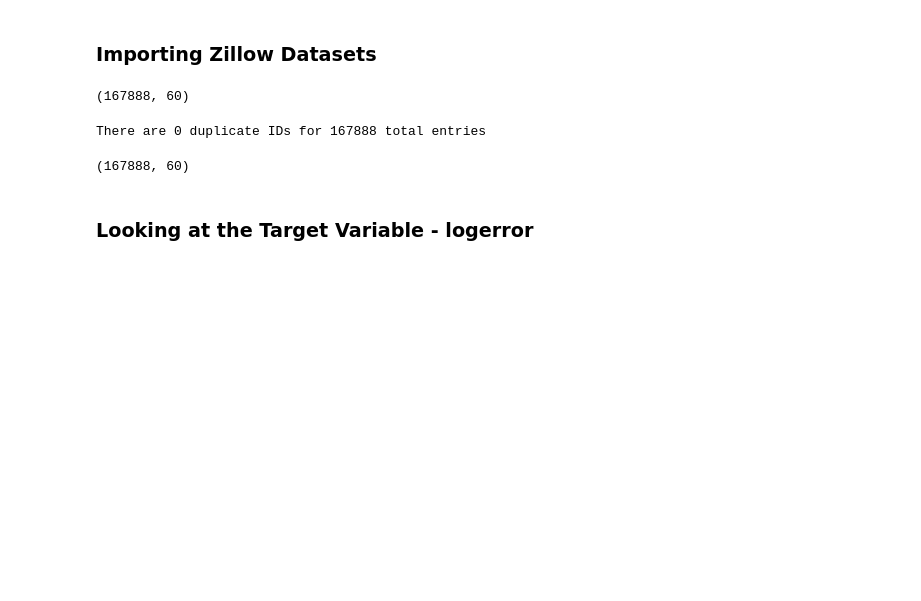
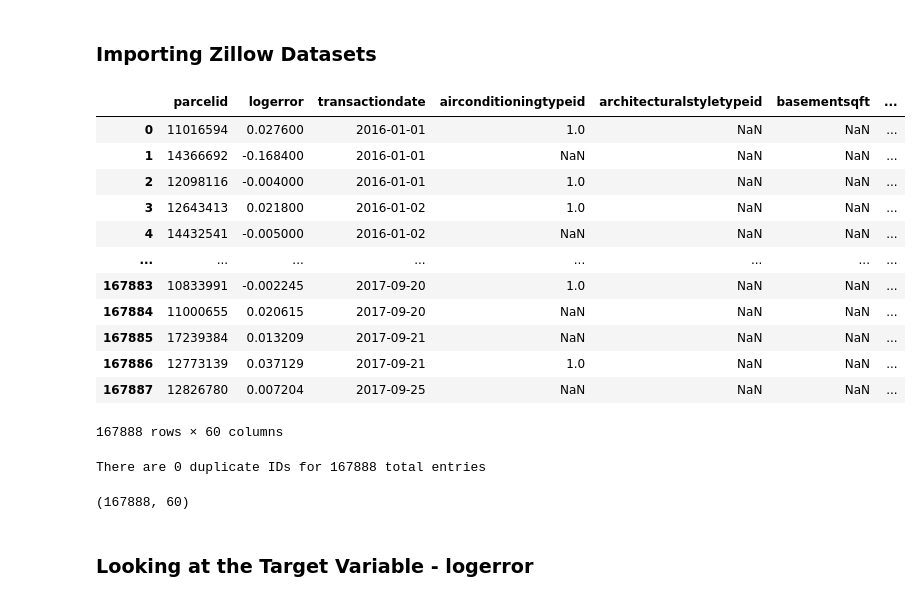
Before and after one commit to Cownic/CE4041, a Jupyter notebook: notebook.ipynb, the cells around one changed output. Drawn from its saved outputs; the diff is of its cells as text; code cells hidden in the pictures; blank space fills up the shorter version.

```diff
--- a/notebook.ipynb
+++ b/notebook.ipynb
@@ -28,20 +29,32 @@ train_2017 = utility.load_data('data/train_2017.csv')
 # %%
 # Combining the prop dataset with its corresponding train datasets on their parcelid
 # left join is used so that all properties without logerror will be ignored
 training_2016 = utility.merge_data(train_2016, prop_2016, 'parcelid')
 training_2017 = utility.merge_data(train_2017, prop_2017, 'parcelid')
 
 
 
 # Data across the 2 years are combined into one data frame for processing at later stages
 training_all = pd.concat([training_2016, training_2017] , ignore_index=True)
 properties_all = pd.concat([prop_2016, prop_2017], ignore_index=True)
 
 
-training_all.shape
+training_all
 #properties_all.shape
 # %% [output]
+|  | parcelid | logerror | transactiondate | airconditioningtypeid | architecturalstyletypeid | basementsqft | ... |
+| 0 | 11016594 | 0.027600 | 2016-01-01 | 1.0 | NaN | NaN | ... |
+| 1 | 14366692 | -0.168400 | 2016-01-01 | NaN | NaN | NaN | ... |
+| 2 | 12098116 | -0.004000 | 2016-01-01 | 1.0 | NaN | NaN | ... |
+| 3 | 12643413 | 0.021800 | 2016-01-02 | 1.0 | NaN | NaN | ... |
+| 4 | 14432541 | -0.005000 | 2016-01-02 | NaN | NaN | NaN | ... |
+| ... | ... | ... | ... | ... | ... | ... | ... |
+| 167883 | 10833991 | -0.002245 | 2017-09-20 | 1.0 | NaN | NaN | ... |
+| 167884 | 11000655 | 0.020615 | 2017-09-20 | NaN | NaN | NaN | ... |
+| 167885 | 17239384 | 0.013209 | 2017-09-21 | NaN | NaN | NaN | ... |
+| 167886 | 12773139 | 0.037129 | 2017-09-21 | 1.0 | NaN | NaN | ... |
+| 167887 | 12826780 | 0.007204 | 2017-09-25 | NaN | NaN | NaN | ... |
-(167888, 60)
+167888 rows × 60 columns
 # %%
 # Check and Drop any duplicates in the training dataset
 # Duplicates are those which have the same parcelid and transactiondate
```
Also changed, not shown: parts of 8 cells of this notebook, 1 other file.
